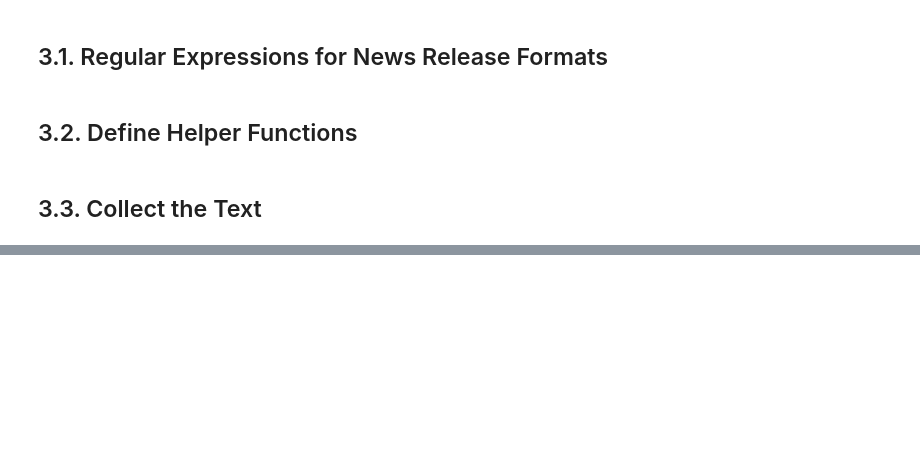
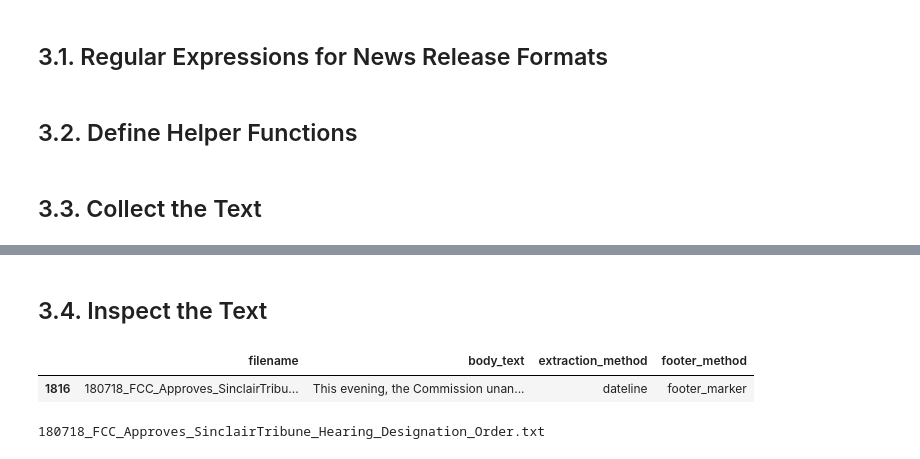
Before and after one commit to YoungbokYi/Text-Mining-FCC-Documents, a Jupyter notebook: Preprocessing.ipynb, the cells around one changed output, grey strips where cells are left out. Cells and saved outputs as stored; diff of their text form; code cells hidden in the pictures; blank space fills up the shorter version.

Commit message:
Revised the text collecting process

```diff
--- a/Preprocessing.ipynb
+++ b/Preprocessing.ipynb
@@ -383,6 +409,8 @@ metadata_df = metadata_df.drop(columns=[
     ]
 )
 # %%
+metadata_df = metadata_df[metadata_df['body_word_count'] != 0]
+
 metadata_df
 # %% [output]
 |  | page_title | full_title | document_type | bureaus | description | webpage_url | selected_txt_urls | ... |
@@ -400,0 +429,12 @@ metadata_df
+# %% [markdown]
+## 3.4. Inspect the Text
+# %%
+metadata_df[metadata_df['needs_review']][['filename', 'body_text', 'extraction_method', 'footer_method']]
+# %% [output]
+|  | filename | body_text | extraction_method | footer_method |
+| 1816 | 180718_FCC_Approves_SinclairTribu... | This evening, the Commission unan... | dateline | footer_marker |
+# %%
+for filename in metadata_df[metadata_df['needs_review']]['filename']:
+    print(filename)
+# %% [output]
+180718_FCC_Approves_SinclairTribune_Hearing_Designation_Order.txt
```
Also changed, not shown: parts of 14 cells of this notebook.
